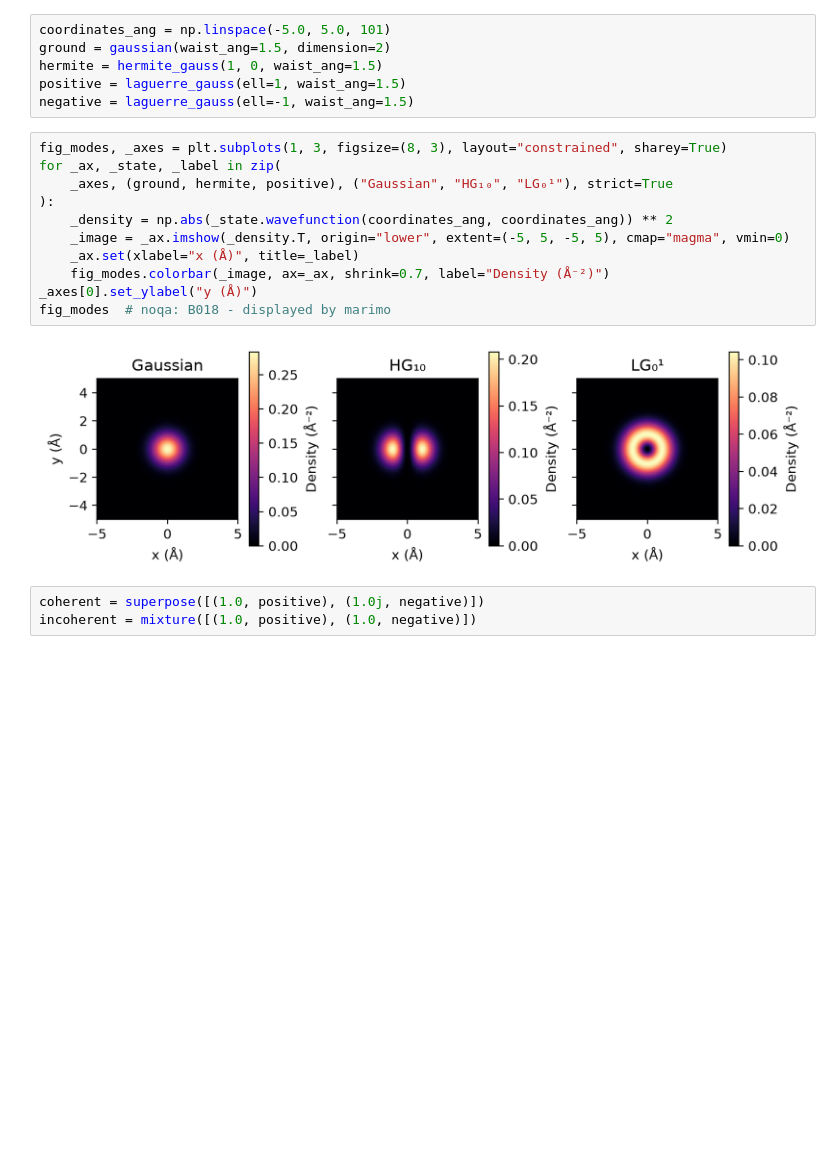
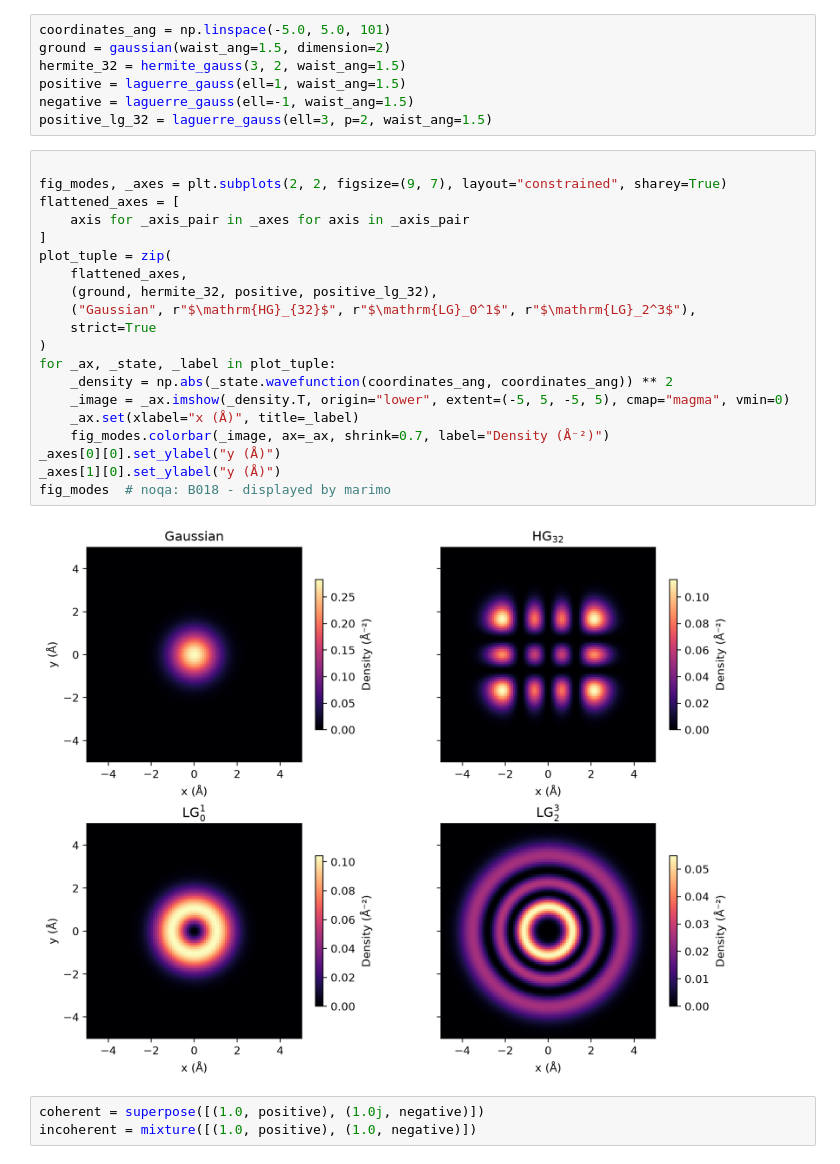
Before and after one commit to Quantum-Light-Matter-Cooperative-QLMC/pyrite, a Jupyter notebook: docs/notebooks/quantum/12-transverse-quantum-states.ipynb, the cells around one changed output. Cells and saved outputs as stored; diff of their text form; blank space fills up the shorter version.

Commit message:
docs(tutorials): refresh transverse state figures

```diff
--- a/docs/notebooks/quantum/12-transverse-quantum-states.ipynb
+++ b/docs/notebooks/quantum/12-transverse-quantum-states.ipynb
@@ -20,22 +20,32 @@ Coordinates and the **1.5 Å** waist are transverse to the beam.
 # %%
 coordinates_ang = np.linspace(-5.0, 5.0, 101)
 ground = gaussian(waist_ang=1.5, dimension=2)
-hermite = hermite_gauss(1, 0, waist_ang=1.5)
+hermite_32 = hermite_gauss(3, 2, waist_ang=1.5)
 positive = laguerre_gauss(ell=1, waist_ang=1.5)
 negative = laguerre_gauss(ell=-1, waist_ang=1.5)
+positive_lg_32 = laguerre_gauss(ell=3, p=2, waist_ang=1.5)
 # %%
-fig_modes, _axes = plt.subplots(1, 3, figsize=(8, 3), layout="constrained", sharey=True)
-for _ax, _state, _label in zip(
-    _axes, (ground, hermite, positive), ("Gaussian", "HG₁₀", "LG₀¹"), strict=True
-):
+
+fig_modes, _axes = plt.subplots(2, 2, figsize=(9, 7), layout="constrained", sharey=True)
+flattened_axes = [
+    axis for _axis_pair in _axes for axis in _axis_pair
+]
+plot_tuple = zip(
+    flattened_axes,
+    (ground, hermite_32, positive, positive_lg_32),
+    ("Gaussian", r"$\mathrm{HG}_{32}$", r"$\mathrm{LG}_0^1$", r"$\mathrm{LG}_2^3$"),
+    strict=True
+)
+for _ax, _state, _label in plot_tuple:
     _density = np.abs(_state.wavefunction(coordinates_ang, coordinates_ang)) ** 2
     _image = _ax.imshow(_density.T, origin="lower", extent=(-5, 5, -5, 5), cmap="magma", vmin=0)
     _ax.set(xlabel="x (Å)", title=_label)
     fig_modes.colorbar(_image, ax=_ax, shrink=0.7, label="Density (Å⁻²)")
-_axes[0].set_ylabel("y (Å)")
+_axes[0][0].set_ylabel("y (Å)")
+_axes[1][0].set_ylabel("y (Å)")
 fig_modes  # noqa: B018 - displayed by marimo
 # %% [output]
-[figure, old version]
+[figure, new version]
 # %%
 coherent = superpose([(1.0, positive), (1.0j, negative)])
 incoherent = mixture([(1.0, positive), (1.0, negative)])
```
Also changed, not shown: parts of 3 cells of this notebook.
